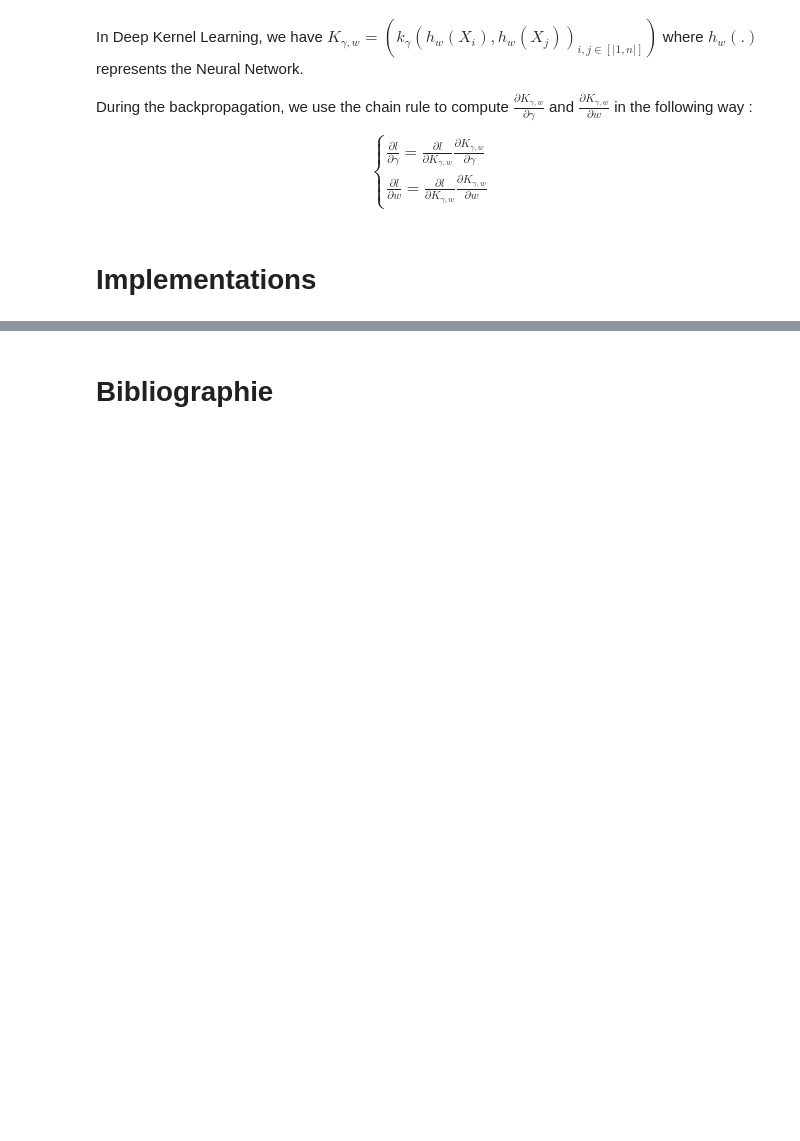
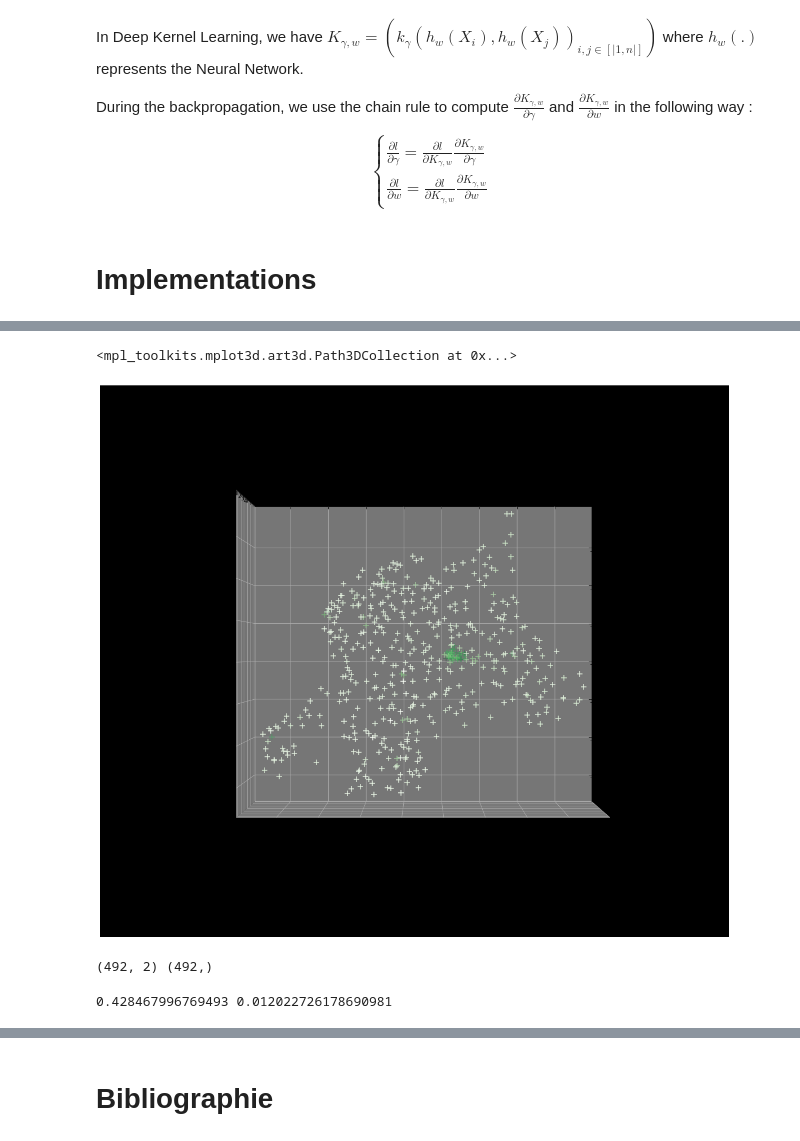
Before and after one commit to ridouaneg/Predict-poverty-from-space, a Jupyter notebook: gaussian_processes.ipynb, the cells around one changed output, grey strips where cells are left out. Cells and saved outputs as stored; diff of their text form; code cells hidden in the pictures; blank space fills up the shorter version.

```diff
--- a/gaussian_processes.ipynb
+++ b/gaussian_processes.ipynb
@@ -146,0 +154,3 @@ $$\begin{equation}
+# %%
+df_rwanda = pd.read_csv('./data/rwanda')
+df_rwanda.head()
@@ -146,0 +164,19 @@ $$\begin{equation}
+# %%
+fig = plt.figure(figsize=(20, 18))
+ax = fig.gca(projection='3d')
+ax.view_init(-90, 0)
+ax.set_facecolor('black')
+X = df_rwanda['latitude']
+Y = df_rwanda['longitude']
+Z = df_rwanda['wealth_index']
+ax.scatter3D(X, Y, Z, c=Z, cmap='Greens', s=100, marker='+')
+# %% [output]
+<mpl_toolkits.mplot3d.art3d.Path3DCollection at 0x...>
+[figure, added]
+# %%
+X = df_rwanda[['latitude', 'longitude']]
+y = df_rwanda['wealth_index']
+
+print(np.shape(X), np.shape(y))
+# %% [output]
+(492, 2) (492,)
@@ -219,0 +237,6 @@ D = K_aa - np.dot(K_ab, K_bb_inv).dot(K_ba)
+# %%
+c1 = np.linalg.norm(y_test - model.predict(X_test)) / y_test.shape[0]
+c2 = np.linalg.norm(y_train - model.predict(X_train)) / y_train.shape[0]
+print(c1, c2)
+# %% [output]
+0.428467996769493 0.012022726178690981
```
Also changed, not shown: parts of 8 cells of this notebook, 5 other files.
